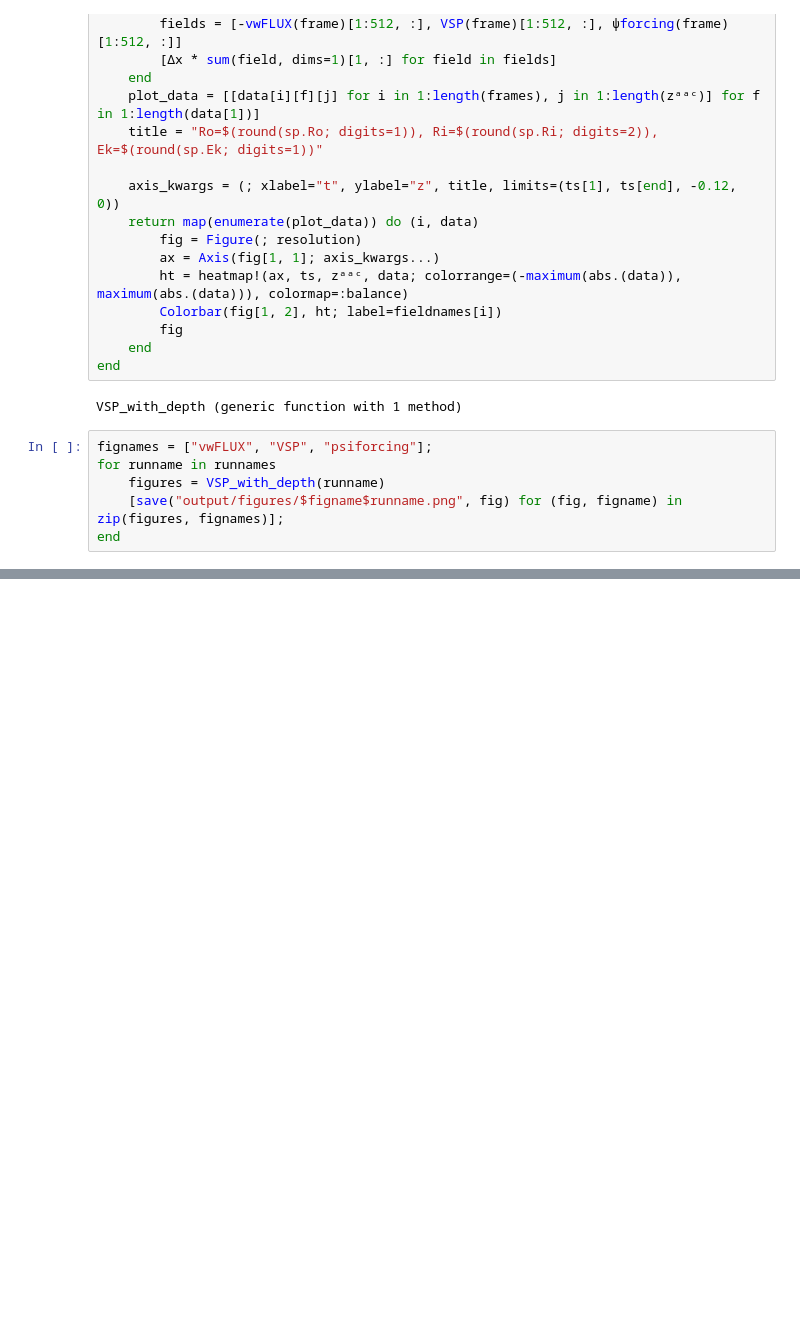
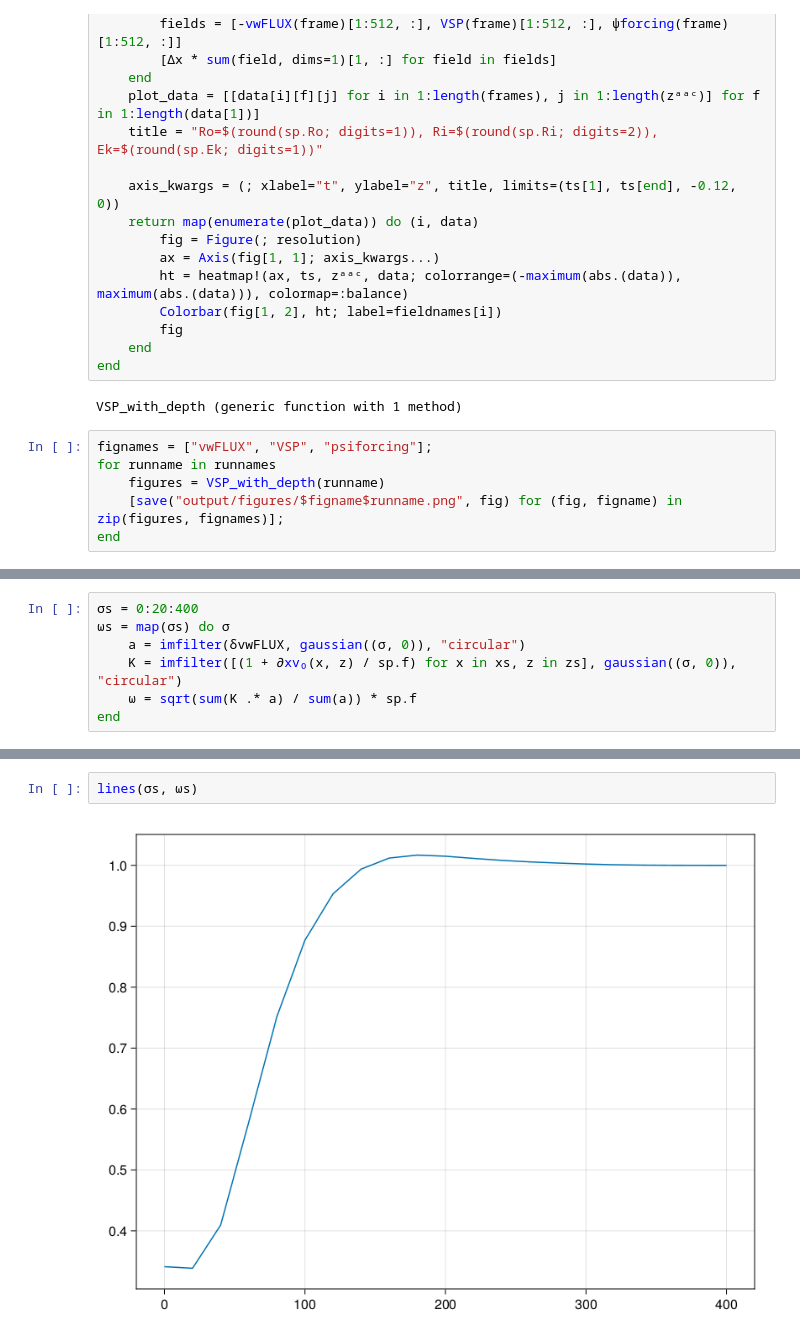
Before and after one commit to erin-atkinson/filament-instability, a Jupyter notebook: ExtractVSP.ipynb, the cells around one changed output, grey strips where cells are left out. Saved outputs shown, nothing was run; the diff lists cells and outputs as text; blank space fills up the shorter version.

```diff
--- a/ExtractVSP.ipynb
+++ b/ExtractVSP.ipynb
@@ -80,0 +184,7 @@ figures[3]
+# %%
+σs = 0:20:400
+ωs = map(σs) do σ
+    a = imfilter(δvwFLUX, gaussian((σ, 0)), "circular")
+    K = imfilter([(1 + ∂xv₀(x, z) / sp.f) for x in xs, z in zs], gaussian((σ, 0)), "circular")
+    ω = sqrt(sum(K .* a) / sum(a)) * sp.f
+end
@@ -80,0 +209,4 @@ figures[3]
+# %%
+lines(σs, ωs)
+# %% [output]
+[figure, added]
```
Also changed, not shown: parts of 12 cells of this notebook, 2 other files.
